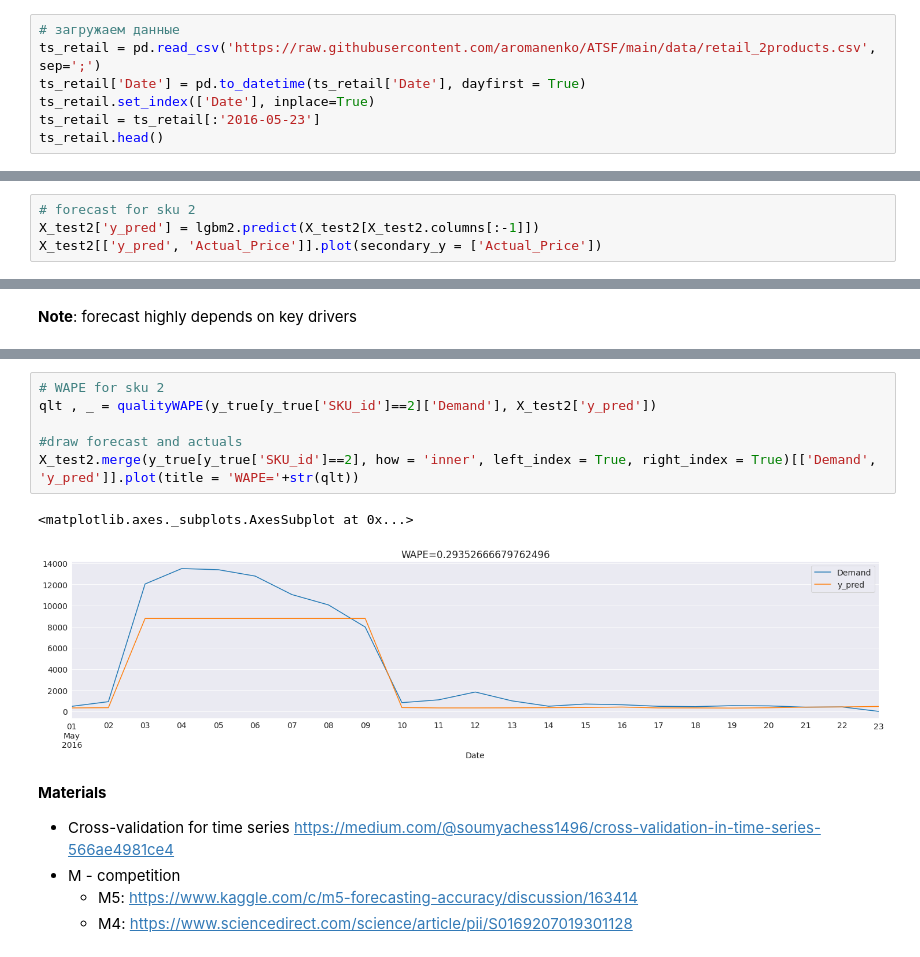
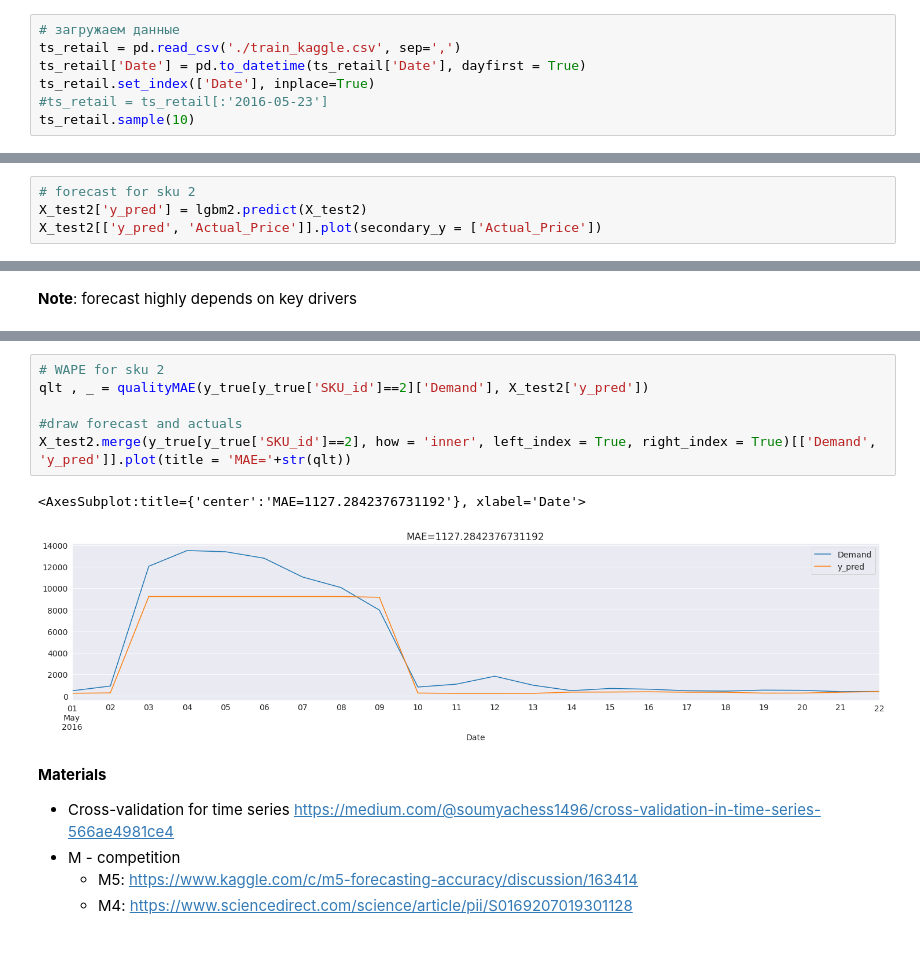
Before and after one commit to zhus-dika/ts_forecasting, a Jupyter notebook: HW3_TSForecasting_with_ML.ipynb, the cells around one changed output, grey strips where cells are left out. Saved outputs shown, nothing was run; the diff lists cells and outputs as text.

```diff
--- a/HW3_TSForecasting_with_ML.ipynb
+++ b/HW3_TSForecasting_with_ML.ipynb
@@ -37,11 +432,11 @@ sns.mpl.rc("figure", figsize=(25, 5))
 sns.mpl.rc("font", size=14)
 # %%
 # загружаем данные
-ts_retail = pd.read_csv('https://raw.githubusercontent.com/aromanenko/ATSF/main/data/retail_2products.csv', sep=';')
+ts_retail = pd.read_csv('./train_kaggle.csv', sep=',')
 ts_retail['Date'] = pd.to_datetime(ts_retail['Date'], dayfirst = True)
 ts_retail.set_index(['Date'], inplace=True)
-ts_retail = ts_retail[:'2016-05-23']
-ts_retail.head()
+#ts_retail = ts_retail[:'2016-05-23']
+ts_retail.sample(10)
 # %% [output]
 |  | Store_id | SKU_id | Promo | Demand | Regular_Price | Promo_Price |
 | Date |  |  |  |  |  |  |
@@ -582,5 +1007,5 @@ X_test1[['y_pred', 'Actual_Price']].plot(secondary_y = ['Actual_Price'])
 # %%
 # forecast for sku 2
-X_test2['y_pred'] = lgbm2.predict(X_test2[X_test2.columns[:-1]])
+X_test2['y_pred'] = lgbm2.predict(X_test2)
 X_test2[['y_pred', 'Actual_Price']].plot(secondary_y = ['Actual_Price'])
 # %% [output]
@@ -602,12 +1027,12 @@ X_test1.merge(y_true[y_true['SKU_id']==1], how = 'inner', left_index = True, rig
 # %%
 # WAPE for sku 2
-qlt , _ = qualityWAPE(y_true[y_true['SKU_id']==2]['Demand'], X_test2['y_pred'])
+qlt , _ = qualityMAE(y_true[y_true['SKU_id']==2]['Demand'], X_test2['y_pred'])
 
 #draw forecast and actuals
-X_test2.merge(y_true[y_true['SKU_id']==2], how = 'inner', left_index = True, right_index = True)[['Demand', 'y_pred']].plot(title = 'WAPE='+str(qlt))
+X_test2.merge(y_true[y_true['SKU_id']==2], how = 'inner', left_index = True, right_index = True)[['Demand', 'y_pred']].plot(title = 'MAE='+str(qlt))
 # %% [output]
-<matplotlib.axes._subplots.AxesSubplot at 0x...>
+<AxesSubplot:title={'center':'MAE=1127.2842376731192'}, xlabel='Date'>
-[figure, old version]
+[figure, new version]
 # %% [markdown]
 **Materials**
 * Cross-validation for time series https://medium.com/@soumyachess1496/cross-validation-in-time-series-566ae4981ce4
```
Also changed, not shown: parts of 19 cells of this notebook.
